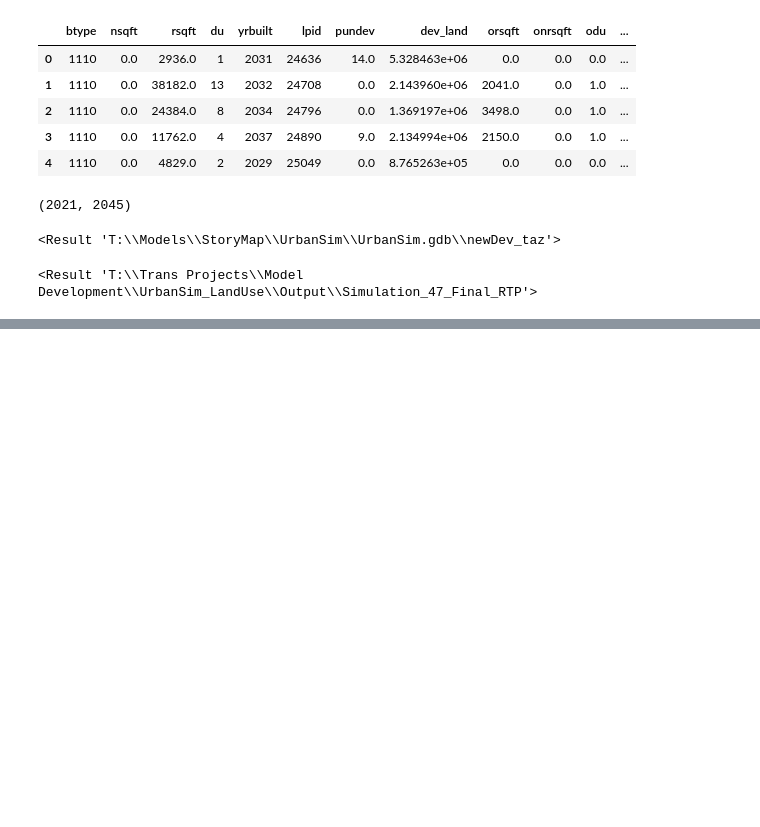
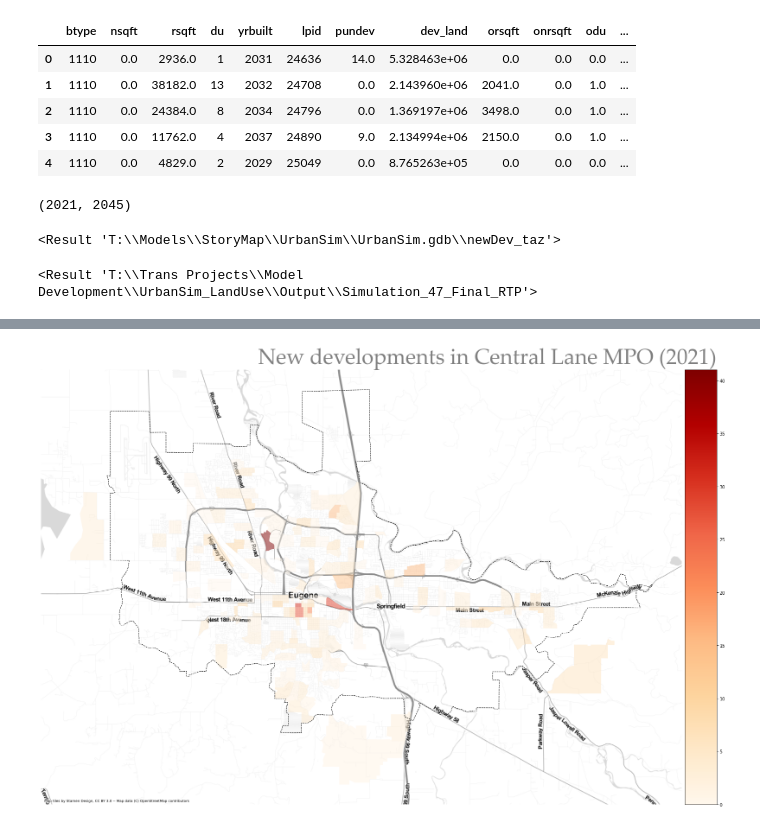
Before and after one commit to dongmeic/ModelsStoryMap, a Jupyter notebook: data/new_developments_TAZ.ipynb, the cells around one changed output, grey strips where cells are left out. Cells and saved outputs as stored; diff of their text form; code cells hidden in the pictures; blank space fills up the shorter version.

```diff
--- a/data/new_developments_TAZ.ipynb
+++ b/data/new_developments_TAZ.ipynb
@@ -56,0 +66,4 @@ newDevTaz.crs
+# %%
+newDevTaz = newDevTaz.to_crs(epsg=3857)
+# %%
+MPObd = gpd.read_file("V:/Data/Transportation/MPO_Bound.shp")
@@ -56,0 +72,15 @@ newDevTaz.crs
+# %%
+outpath = r'T:\Models\StoryMap\UrbanSim'
+# %%
+fig, ax = plt.subplots(figsize=(28, 24))
+divider = make_axes_locatable(ax)
+cax = divider.append_axes("right", size="5%", pad=0.1)
+newDevTaz.plot(ax=ax, column='du', cmap='OrRd', alpha=.5, legend=True, cax=cax)
+MPObd.plot(ax=ax, facecolor="none", edgecolor="black", linestyle='--')
+ctx.add_basemap(ax, source=ctx.providers.Stamen.TonerLite)
+plt.title("New developments in Central Lane MPO (2021)", fontsize=50, fontname="Palatino Linotype",
+          color="grey", loc = 'right')
+ax.axis("off")
+plt.savefig(os.path.join(outpath, "new_dev_2021.png"), bbox_inches='tight')
+# %% [output]
+[figure, added]
```
Also changed, not shown: parts of 7 cells of this notebook.
